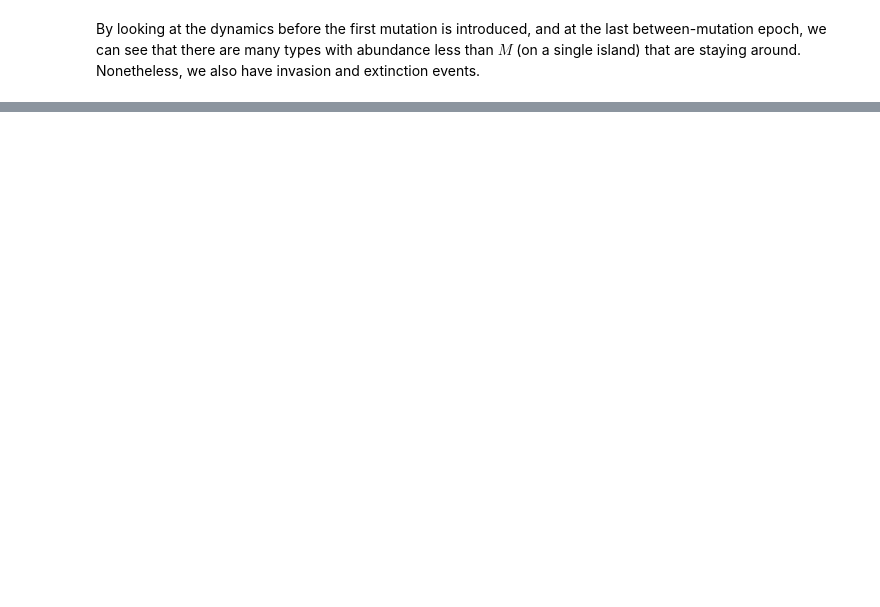
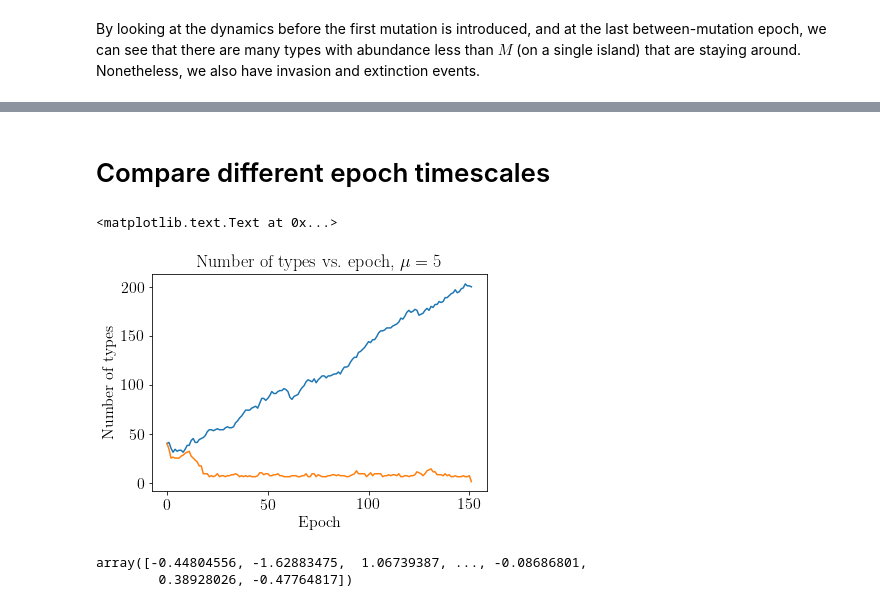
Before and after one commit to eco-theory/island-evo, a Jupyter notebook: antisymmetric_evo_test_043019.ipynb, the cells around one changed output, grey strips where cells are left out. Saved outputs shown, nothing was run; the diff lists cells and outputs as text; code cells hidden in the pictures; blank space fills up the shorter version.

```diff
--- a/antisymmetric_evo_test_043019.ipynb
+++ b/antisymmetric_evo_test_043019.ipynb
@@ -119,0 +130,29 @@ Text(0.5,1.03,'Dynamics, last evolutionary point')
+# %% [markdown]
+# Compare different epoch timescales
+# %%
+plt.figure()
+for ii in range(2):
+    file_name = 'antisym_evo_test_{}'.format(ii)
+
+    with np.load(file_name+'.npz') as data:
+        exp_data = data['class_obj'].item()
+
+    plt.plot(np.sum(exp_data['n_alive'],axis=0))
+
+
+plt.xlabel('Epoch')
+plt.ylabel('Number of types')
+plt.title('Number of types vs. epoch, $\mu = {}$'.format(exp_data['mu']))
+# %% [output]
+<matplotlib.text.Text at 0x...>
+[figure, added]
+# %%
+ii = 0
+file_name = 'antisym_evo_test_{}'.format(ii)
+with np.load(file_name+'.npz') as data:
+        exp_data = data['class_obj'].item()
+
+exp_data['V'][0,:]
+# %% [output]
+array([-0.44804556, -1.62883475,  1.06739387, ..., -0.08686801,
+        0.38928026, -0.47764817])
```
Also changed, not shown: parts of 17 cells of this notebook, 5 other files.
